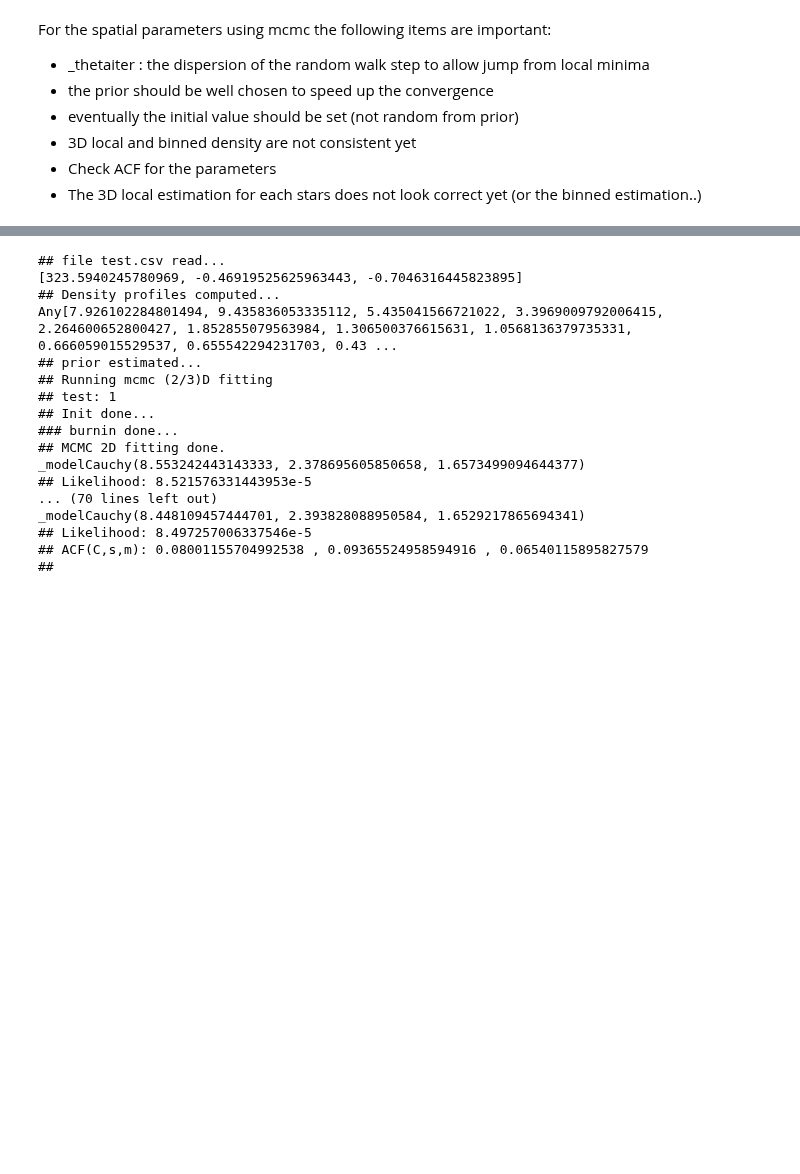
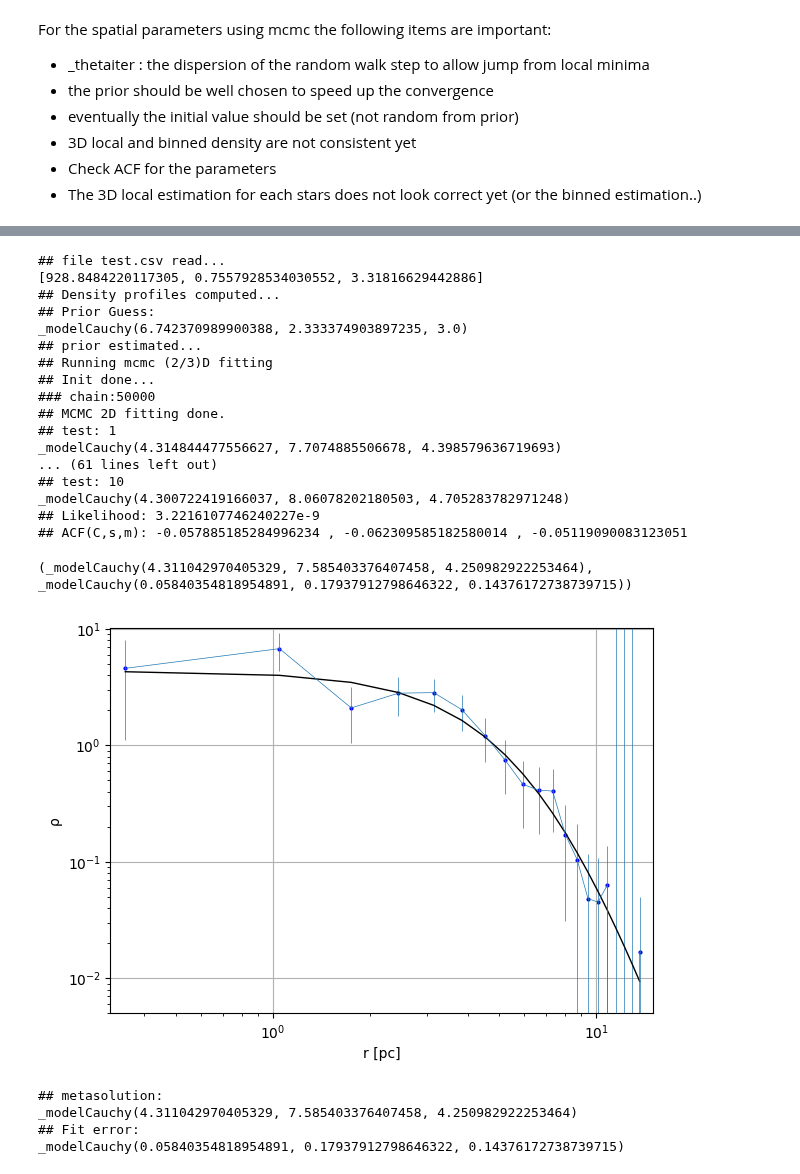
Before and after one commit to bosscha/gaia-shock, a Jupyter notebook: notebooks/analysis/spatial_structure.ipynb, the cells around one changed output, grey strips where cells are left out. Cells and saved outputs as stored; diff of their text form; code cells hidden in the pictures; blank space fills up the shorter version.

```diff
--- a/notebooks/analysis/spatial_structure.ipynb
+++ b/notebooks/analysis/spatial_structure.ipynb
@@ -727,21 +655,59 @@ _extract_parameter (generic function with 4 methods)
 # %%
 ocfile= "test.csv"
-_extract_parameter(ocfile)
+ntest= 10 ; nbin=20 ; niter=50000
+θfit, θfiterr= _extract_parameter(ocfile, ntest, nbin, niter, true)
 # %% [output]
 ## file test.csv read...
-[323.5940245780969, -0.46919525625963443, -0.7046316445823895]
+[928.8484220117305, 0.7557928534030552, 3.31816629442886]
 ## Density profiles computed...
-Any[7.926102284801494, 9.435836053335112, 5.435041566721022, 3.3969009792006415, 2.264600652800427, 1.852855079563984, 1.306500376615631, 1.0568136379735331, 0.666059015529537, 0.655542294231703, 0.43 ...
+## Prior Guess:
+_modelCauchy(6.742370989900388, 2.333374903897235, 3.0)
 ## prior estimated...
 ## Running mcmc (2/3)D fitting
+## Init done...
+### chain:50000
+## MCMC 2D fitting done.
 ## test: 1
-## Init done...
-### burnin done...
-## MCMC 2D fitting done.
-_modelCauchy(8.553242443143333, 2.378695605850658, 1.6573499094644377)
-## Likelihood: 8.521576331443953e-5
-... (70 lines left out)
-_modelCauchy(8.448109457444701, 2.393828088950584, 1.6529217865694341)
-## Likelihood: 8.497257006337546e-5
-## ACF(C,s,m): 0.08001155704992538 , 0.09365524958594916 , 0.06540115895827579
-##
+_modelCauchy(4.314844477556627, 7.7074885506678, 4.398579636719693)
+... (61 lines left out)
+## test: 10
+_modelCauchy(4.300722419166037, 8.06078202180503, 4.705283782971248)
+## Likelihood: 3.2216107746240227e-9
+## ACF(C,s,m): -0.057885185284996234 , -0.062309585182580014 , -0.05119090083123051
+(_modelCauchy(4.311042970405329, 7.585403376407458, 4.250982922253464), _modelCauchy(0.05840354818954891, 0.17937912798646322, 0.14376172738739715))
+# %%
+## binned density
+r2d,ρ2d,err2d= _density2D(oc.Y, oc.Z, nbin)    ## binned radius
+## local density
+nloc= 2
+rad_2d, loc_2d= _locdens2d(oc.Y, oc.Z, nloc)    ## density estimated for each point
+
+ρ2dfit= _model_rad(r2d, θfit, _fdens1)
+
+fig= PyPlot.figure(figsize=(7,5))
+
+ax= PyPlot.subplot(111)
+ax.set_xlabel("r [pc]")
+ax.set_ylabel("ρ")
+ax.set_yscale("log")
+ax.set_xscale("log")
+ax.set_xlim(r2d[1]*0.9, r2d[end]*1.1)
+ax.set_ylim(minimum(ρ2d[ρ2d .> 0])*0.3,maximum(ρ2d)*1.5)
+PyPlot.grid("on")
+PyPlot.scatter(r2d, ρ2d , s=4, facecolor="blue" )
+PyPlot.errorbar(r2d, ρ2d, yerr=2 .* err2d, linewidth=0.5)
+# PyPlot.scatter(rad_2d, loc_2d , s=2, facecolor="red" )
+PyPlot.plot(r2d, ρ2dfit, "k-", linewidth=1)
+
+PyPlot.show()
+
+println("## metasolution:")
+println(θfit)
+println("## Fit error:")
+println(θfiterr)
+# %% [output]
+[figure, added]
+## metasolution:
+_modelCauchy(4.311042970405329, 7.585403376407458, 4.250982922253464)
+## Fit error:
+_modelCauchy(0.05840354818954891, 0.17937912798646322, 0.14376172738739715)
```
Also changed, not shown: parts of 14 cells of this notebook, 4 other files.
